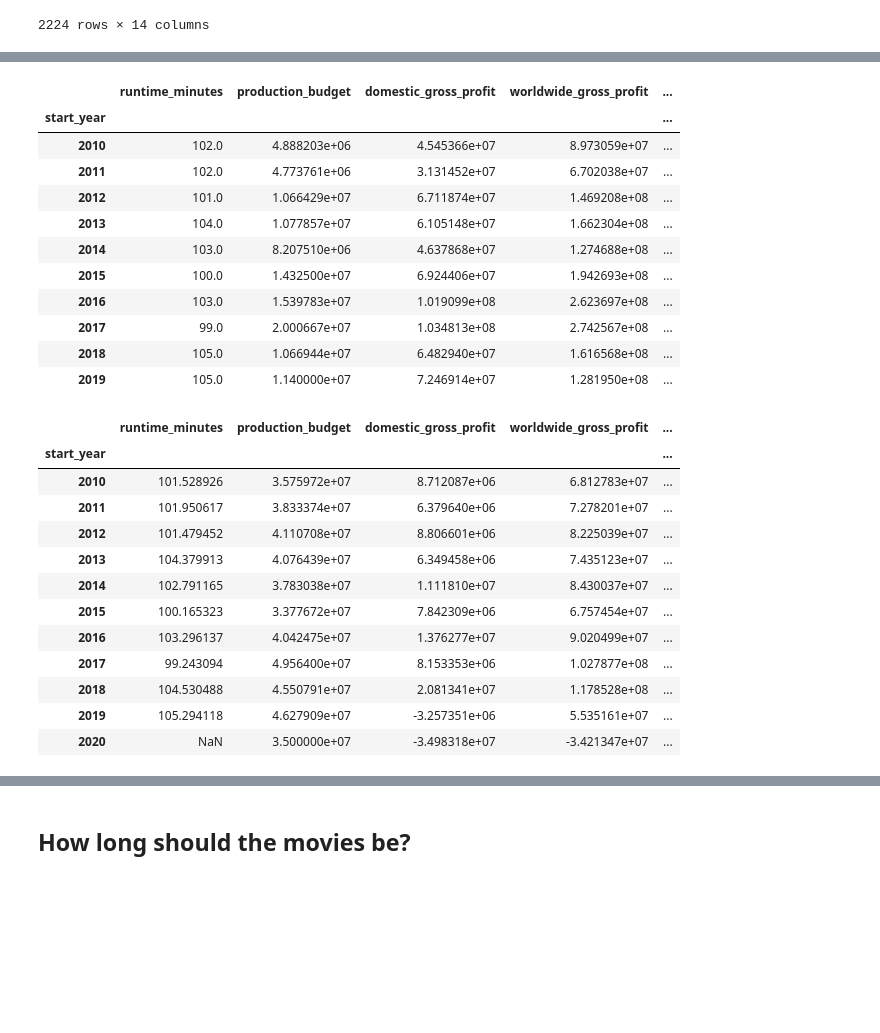
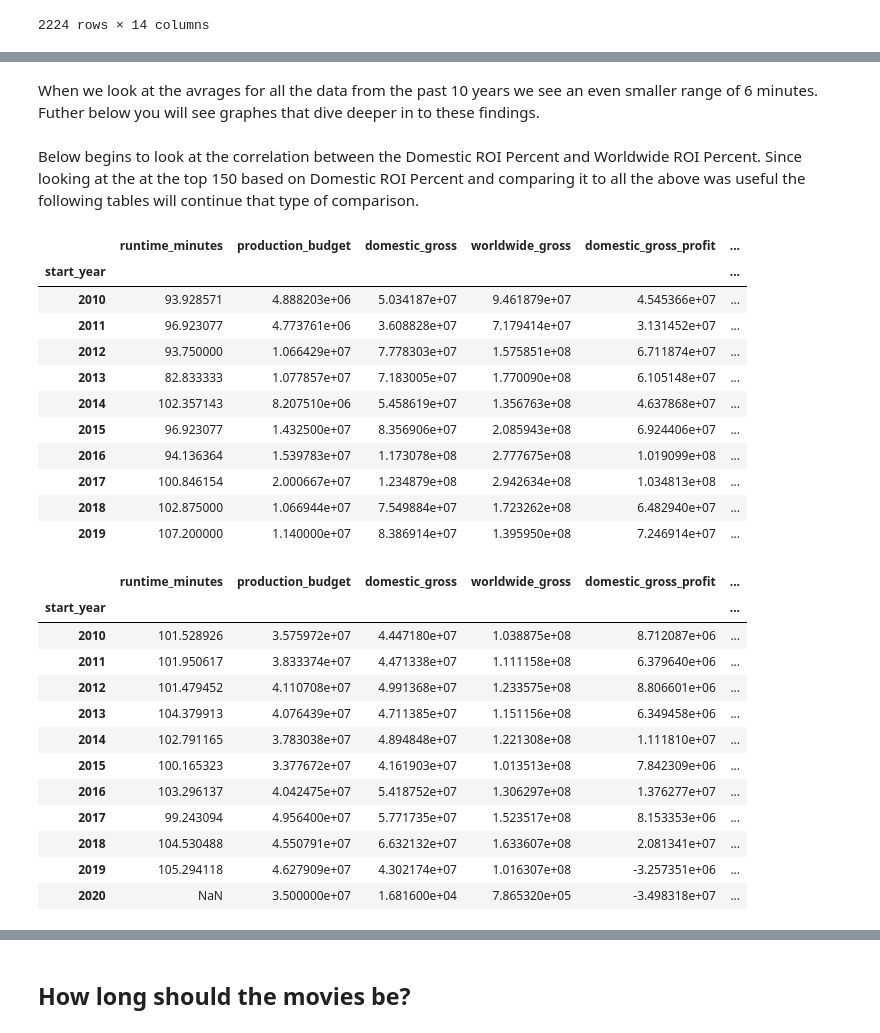
Before and after one commit to laurencoats/Phase1-Project, a Jupyter notebook: Database.ipynb, the cells around one changed output, grey strips where cells are left out. Cells and saved outputs as stored; diff of their text form; code cells hidden in the pictures; blank space fills up the shorter version.

```diff
--- a/Database.ipynb
+++ b/Database.ipynb
@@ -1180,38 +1203,46 @@ df5
+# %% [markdown]
+When we look at the avrages for all the data from the past 10 years we see an even smaller range
+of 6 minutes. Futher below you will see graphes that dive deeper in to these findings.
+# %% [markdown]
+Below begins to look at the correlation between the Domestic ROI Percent and Worldwide ROI
+Percent. Since looking at the at the top 150 based on Domestic ROI Percent and comparing it to
+all the above was useful the following tables will continue that type of comparison.
 # %%
+#Round percent 3 decimal points
 df6 = df4.tail(150).groupby(['start_year']).mean()
-df6['runtime_minutes']=round(df5['runtime_minutes'],0)
-
+df6['domestic_roi_percent']=round(df6['domestic_roi_percent'],3)
+df6['worldwide_roi_percent']=round(df6['worldwide_roi_percent'],3)
 df6
 # %% [output]
-|  | runtime_minutes | production_budget | domestic_gross_profit | worldwide_gross_profit | ... |
-| start_year |  |  |  |  | ... |
-| 2010 | 102.0 | 4.888203e+06 | 4.545366e+07 | 8.973059e+07 | ... |
-| 2011 | 102.0 | 4.773761e+06 | 3.131452e+07 | 6.702038e+07 | ... |
-| 2012 | 101.0 | 1.066429e+07 | 6.711874e+07 | 1.469208e+08 | ... |
-| 2013 | 104.0 | 1.077857e+07 | 6.105148e+07 | 1.662304e+08 | ... |
-| 2014 | 103.0 | 8.207510e+06 | 4.637868e+07 | 1.274688e+08 | ... |
-| 2015 | 100.0 | 1.432500e+07 | 6.924406e+07 | 1.942693e+08 | ... |
-| 2016 | 103.0 | 1.539783e+07 | 1.019099e+08 | 2.623697e+08 | ... |
-| 2017 | 99.0 | 2.000667e+07 | 1.034813e+08 | 2.742567e+08 | ... |
-| 2018 | 105.0 | 1.066944e+07 | 6.482940e+07 | 1.616568e+08 | ... |
-| 2019 | 105.0 | 1.140000e+07 | 7.246914e+07 | 1.281950e+08 | ... |
+|  | runtime_minutes | production_budget | domestic_gross | worldwide_gross | domestic_gross_profit | ... |
+| start_year |  |  |  |  |  | ... |
+| 2010 | 93.928571 | 4.888203e+06 | 5.034187e+07 | 9.461879e+07 | 4.545366e+07 | ... |
+| 2011 | 96.923077 | 4.773761e+06 | 3.608828e+07 | 7.179414e+07 | 3.131452e+07 | ... |
+| 2012 | 93.750000 | 1.066429e+07 | 7.778303e+07 | 1.575851e+08 | 6.711874e+07 | ... |
+| 2013 | 82.833333 | 1.077857e+07 | 7.183005e+07 | 1.770090e+08 | 6.105148e+07 | ... |
+| 2014 | 102.357143 | 8.207510e+06 | 5.458619e+07 | 1.356763e+08 | 4.637868e+07 | ... |
+| 2015 | 96.923077 | 1.432500e+07 | 8.356906e+07 | 2.085943e+08 | 6.924406e+07 | ... |
+| 2016 | 94.136364 | 1.539783e+07 | 1.173078e+08 | 2.777675e+08 | 1.019099e+08 | ... |
+| 2017 | 100.846154 | 2.000667e+07 | 1.234879e+08 | 2.942634e+08 | 1.034813e+08 | ... |
+| 2018 | 102.875000 | 1.066944e+07 | 7.549884e+07 | 1.723262e+08 | 6.482940e+07 | ... |
+| 2019 | 107.200000 | 1.140000e+07 | 8.386914e+07 | 1.395950e+08 | 7.246914e+07 | ... |
 # %%
+#Round percent 3 decimal points
 df5 = df4.groupby(['start_year']).mean()
-df5['domestic_roi_percent']=round(df5['domestic_roi_percent'],0)
-df5['worldwide_roi_percent']=round(df5['worldwide_roi_percent'],0)
-
+df5['domestic_roi_percent']=round(df5['domestic_roi_percent'],3)
+df5['worldwide_roi_percent']=round(df5['worldwide_roi_percent'],3)
 df5
 # %% [output]
-|  | runtime_minutes | production_budget | domestic_gross_profit | worldwide_gross_profit | ... |
-| start_year |  |  |  |  | ... |
-| 2010 | 101.528926 | 3.575972e+07 | 8.712087e+06 | 6.812783e+07 | ... |
-| 2011 | 101.950617 | 3.833374e+07 | 6.379640e+06 | 7.278201e+07 | ... |
-| 2012 | 101.479452 | 4.110708e+07 | 8.806601e+06 | 8.225039e+07 | ... |
-| 2013 | 104.379913 | 4.076439e+07 | 6.349458e+06 | 7.435123e+07 | ... |
-| 2014 | 102.791165 | 3.783038e+07 | 1.111810e+07 | 8.430037e+07 | ... |
-| 2015 | 100.165323 | 3.377672e+07 | 7.842309e+06 | 6.757454e+07 | ... |
-| 2016 | 103.296137 | 4.042475e+07 | 1.376277e+07 | 9.020499e+07 | ... |
-| 2017 | 99.243094 | 4.956400e+07 | 8.153353e+06 | 1.027877e+08 | ... |
-| 2018 | 104.530488 | 4.550791e+07 | 2.081341e+07 | 1.178528e+08 | ... |
-| 2019 | 105.294118 | 4.627909e+07 | -3.257351e+06 | 5.535161e+07 | ... |
-| 2020 | NaN | 3.500000e+07 | -3.498318e+07 | -3.421347e+07 | ... |
+|  | runtime_minutes | production_budget | domestic_gross | worldwide_gross | domestic_gross_profit | ... |
+| start_year |  |  |  |  |  | ... |
+| 2010 | 101.528926 | 3.575972e+07 | 4.447180e+07 | 1.038875e+08 | 8.712087e+06 | ... |
+| 2011 | 101.950617 | 3.833374e+07 | 4.471338e+07 | 1.111158e+08 | 6.379640e+06 | ... |
+| 2012 | 101.479452 | 4.110708e+07 | 4.991368e+07 | 1.233575e+08 | 8.806601e+06 | ... |
+| 2013 | 104.379913 | 4.076439e+07 | 4.711385e+07 | 1.151156e+08 | 6.349458e+06 | ... |
+| 2014 | 102.791165 | 3.783038e+07 | 4.894848e+07 | 1.221308e+08 | 1.111810e+07 | ... |
+| 2015 | 100.165323 | 3.377672e+07 | 4.161903e+07 | 1.013513e+08 | 7.842309e+06 | ... |
+| 2016 | 103.296137 | 4.042475e+07 | 5.418752e+07 | 1.306297e+08 | 1.376277e+07 | ... |
+| 2017 | 99.243094 | 4.956400e+07 | 5.771735e+07 | 1.523517e+08 | 8.153353e+06 | ... |
+| 2018 | 104.530488 | 4.550791e+07 | 6.632132e+07 | 1.633607e+08 | 2.081341e+07 | ... |
+| 2019 | 105.294118 | 4.627909e+07 | 4.302174e+07 | 1.016307e+08 | -3.257351e+06 | ... |
+| 2020 | NaN | 3.500000e+07 | 1.681600e+04 | 7.865320e+05 | -3.498318e+07 | ... |
```
Also changed, not shown: parts of 64 cells of this notebook.
